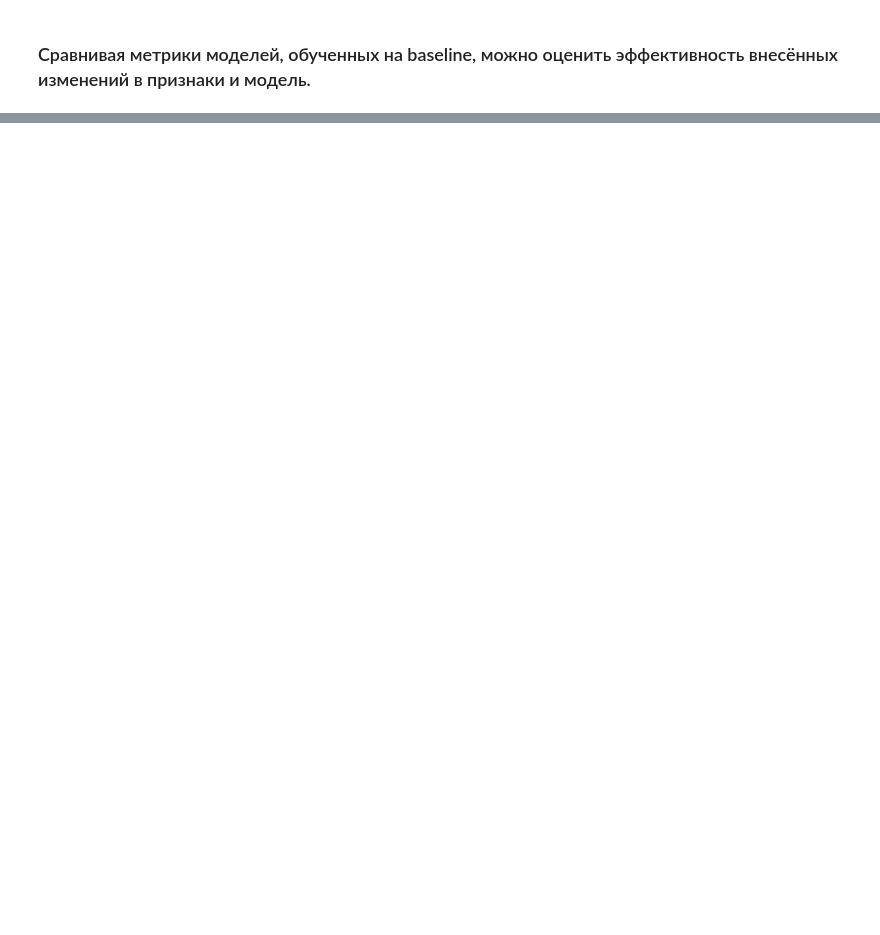
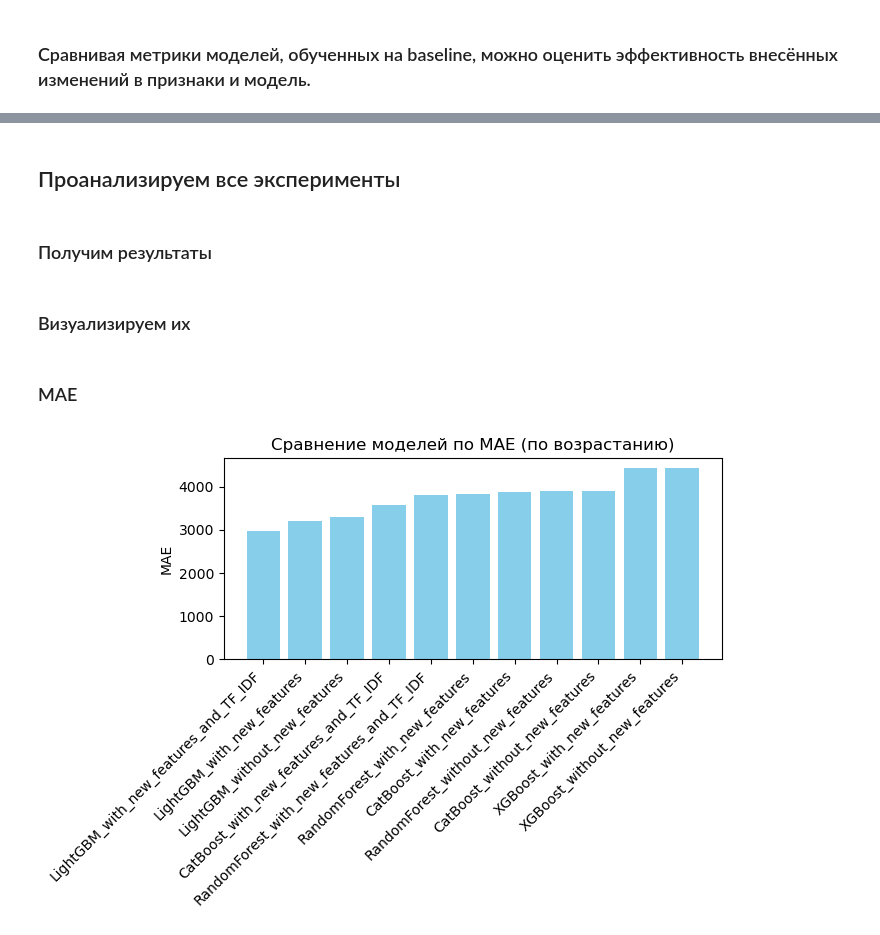
Before and after one commit to 0nt0n/Car_price_prediction, a Jupyter notebook: data_processing.ipynb, the cells around one changed output, grey strips where cells are left out. Drawn from its saved outputs; the diff is of its cells as text; code cells hidden in the pictures; blank space fills up the shorter version.

```diff
--- a/data_processing.ipynb
+++ b/data_processing.ipynb
@@ -277,0 +447,5 @@ from scipy.sparse import hstack
+# %%
+mlflow.set_experiment("Car Price Prediction")
+
+
+train_models_with_TF_IDF(get_model_configs(cat_features), X_train, X_test, y_train, y_test, cat_features,'_with_new_features_and_TF_IDF')
@@ -277,0 +471,27 @@ from scipy.sparse import hstack
+# %% [markdown]
+## Проанализируем все эксперименты
+# %% [markdown]
+### Получим результаты
+# %%
+experiment_name = "Car Price Prediction"
+
+experiment = mlflow.get_experiment_by_name(experiment_name)
+
+runs = mlflow.search_runs(experiment_ids=[experiment.experiment_id])
+# %% [markdown]
+### Визуализируем их
+# %% [markdown]
+### MAE
+# %%
+
+runs_sorted = runs.sort_values('metrics.MAE', ascending=True)
+
+plt.figure(figsize=(7,5))
+plt.bar(runs_sorted['tags.mlflow.runName'], runs_sorted['metrics.MAE'], color='skyblue')
+plt.xticks(rotation=45, ha='right')
+plt.ylabel("MAE")
+plt.title("Сравнение моделей по MAE (по возрастанию)")
+plt.tight_layout()
+plt.show()
+# %% [output]
+[figure, added]
```
Also changed, not shown: parts of 52 cells of this notebook, 2 other files.
